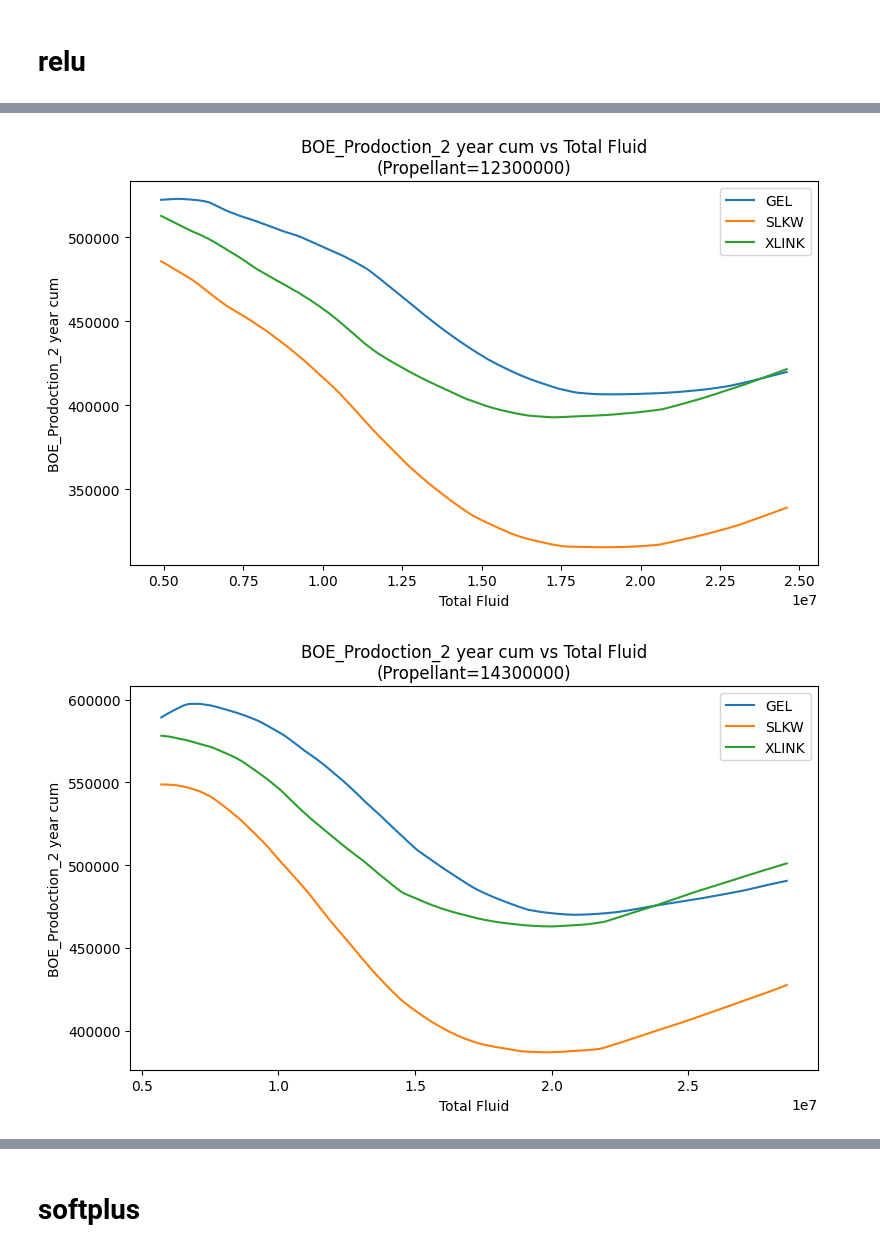
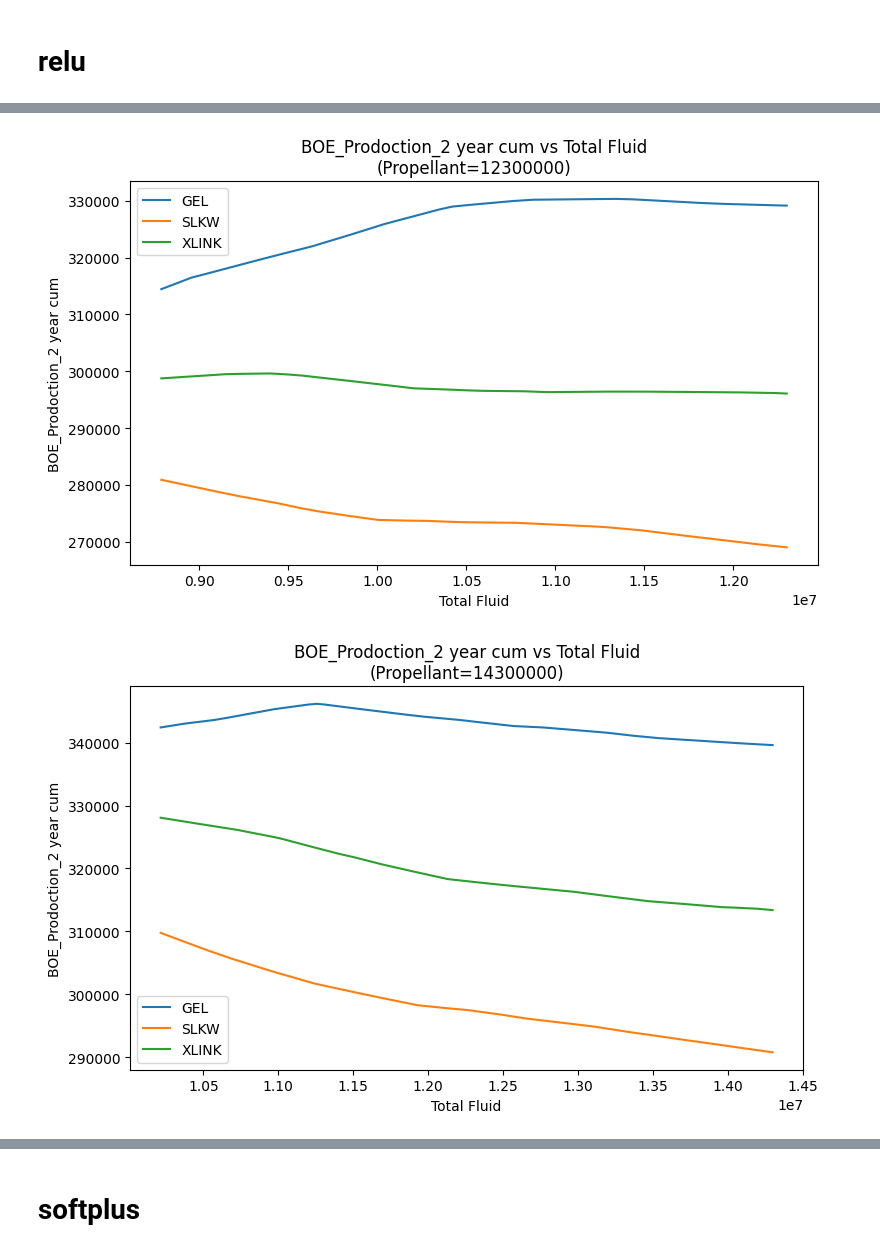
Before and after one commit to kamiaras/Eagle-Ford, a Jupyter notebook: Second/plot_IO.ipynb, the cells around one changed output, grey strips where cells are left out. Drawn from its saved outputs; the diff is of its cells as text; code cells hidden in the pictures.

```diff
--- a/Second/plot_IO.ipynb
+++ b/Second/plot_IO.ipynb
@@ -190,6 +190,12 @@ def plot_sensitivity_auto_fluid(
         ax.legend()
         plt.tight_layout()
         plt.show()
+# %%
+fluid_ratio_max = 1
+fluid_ratio_min = 1/1.4
+num_fluid_points = 1000
+total_propellant_vals = np.linspace(300_000, 20_300_000, num=11).tolist()
+sample_index=1
 # %% [markdown]
 # relu
 # %%
@@ -198,11 +204,11 @@ plot_sensitivity_auto_fluid(
     run_folder="/home/kamiar/chevron/Eagle-Ford/Second/d3feed88",
     fold=1,
     test_csv="/home/kamiar/chevron/Eagle-Ford/First/data/Eagle Ford Data(Eagle Ford)_test.csv",
-    sample_index=60,
-    total_propellant_vals = np.linspace(300_000, 20_300_000, num=11).tolist(),
-    fluid_ratio_min= 0.4,
-    fluid_ratio_max = 2,
-    num_fluid_points = 1000,
-    include_ratio_features = True
+    include_ratio_features = True,
+    sample_index=sample_index,
+    total_propellant_vals = total_propellant_vals,
+    fluid_ratio_min= fluid_ratio_min,
+    fluid_ratio_max = fluid_ratio_max,
+    num_fluid_points = num_fluid_points,
 )
 # %% [output]
@@ -216,2 +222,2 @@ plot_sensitivity_auto_fluid(
-[figure, old version]
+[figure, new version]
-[figure, old version]
+[figure, new version]
```
Also changed, not shown: parts of 4 cells of this notebook, 1 other file.
